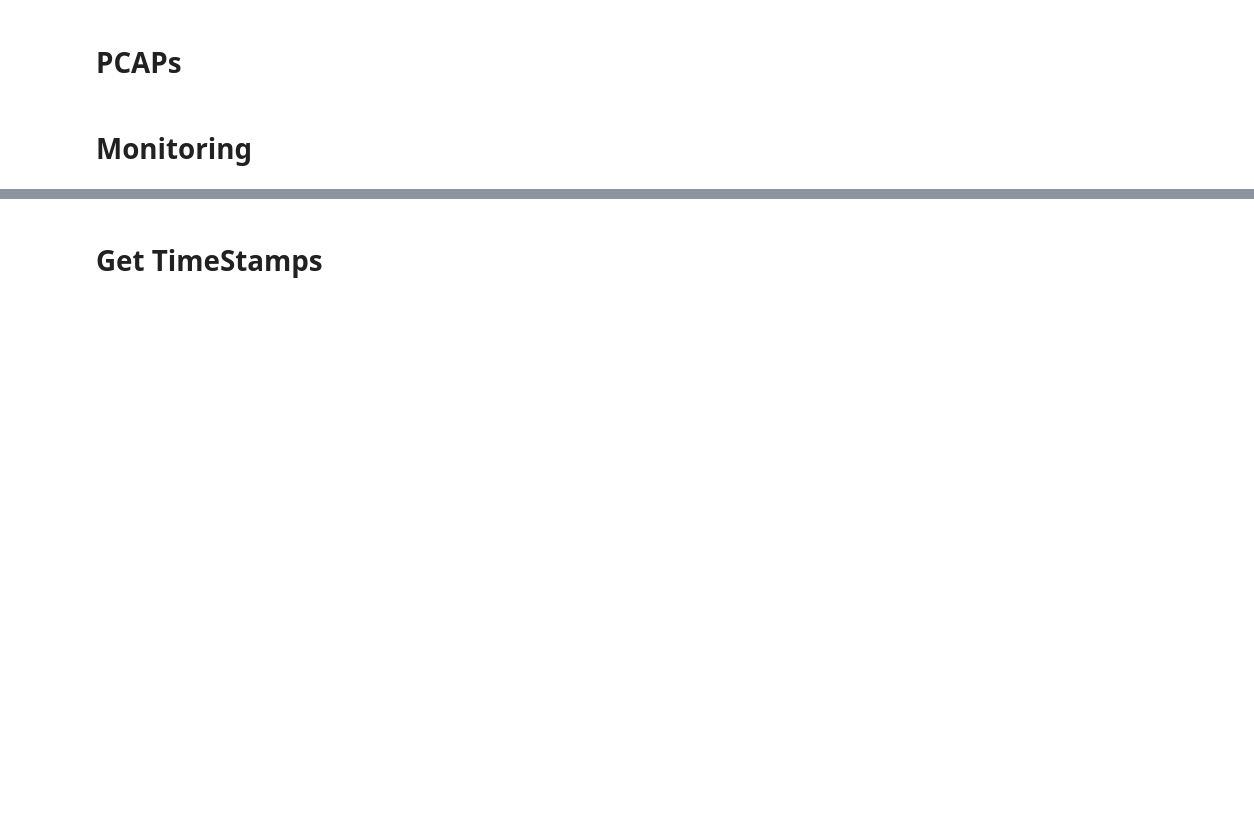
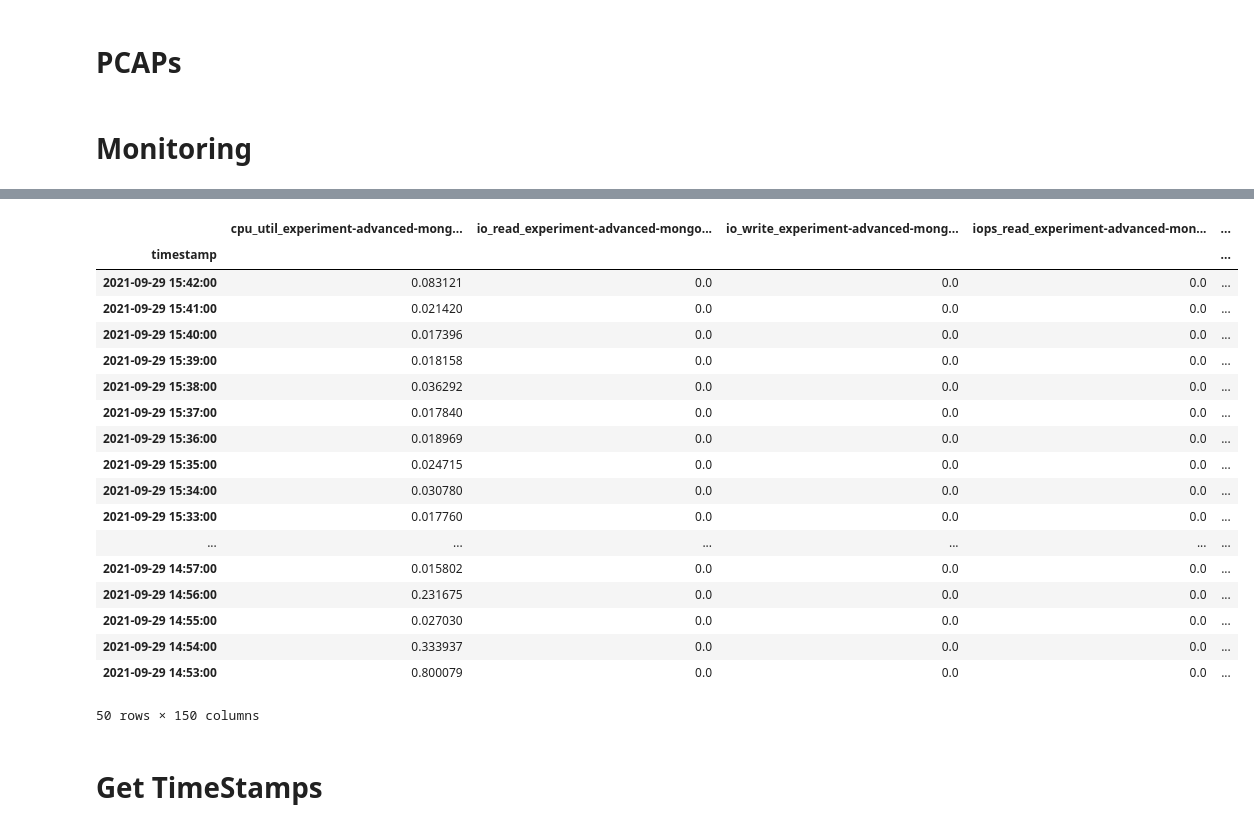
Before and after one commit to dos-group/syncmesh, a Jupyter notebook: evaluation/1_QueryData.ipynb, the cells around one changed output, grey strips where cells are left out. Saved outputs shown, nothing was run; the diff lists cells and outputs as text; code cells hidden in the pictures; blank space fills up the shorter version.

```diff
--- a/evaluation/1_QueryData.ipynb
+++ b/evaluation/1_QueryData.ipynb
@@ -174,17 +174,56 @@ results_iops_write = monitoring_client.list_time_series(
     }
 )
 
-for item in results_cpu:
-    print(item.metric.labels["instance_name"])
+mutli_results_memory = {}
+mem_states = ["buffered", "cached", "free", "slab", "used"]
+for state in mem_states:
+    mutli_results_memory[state] = monitoring_client.list_time_series(
+        request={
+            "name": project_name,
+            "filter": f'metric.type = "agent.googleapis.com/memory/bytes_used" AND metric.labels.state = "{state}"',
+            "interval": interval,
+            "view": monitoring_v3.ListTimeSeriesRequest.TimeSeriesView.FULL,
+        }
+    )
+
+mutli_results_memory_percentage = {}
+for state in mem_states:
+    mutli_results_memory_percentage[state] = monitoring_client.list_time_series(
+        request={
+            "name": project_name,
+            "filter": f'metric.type = "agent.googleapis.com/memory/percent_used" AND metric.labels.state = "{state}"',
+            "interval": interval,
+            "view": monitoring_v3.ListTimeSeriesRequest.TimeSeriesView.FULL,
+        }
+    )
+
+
 
 # Prepare Data so that as the monitoring time_series_list is not aligned
 time_series_list_list_labels = ["cpu_util_", "io_read_", "io_write_", "iops_read_", "iops_write_"]
 time_series_list_list = [results_cpu, results_io_read, results_io_write, results_iops_read, results_iops_write]
+# Add Memory
+for state in mem_states:
+    time_series_list_list.append(mutli_results_memory[state])
+    time_series_list_list_labels.append(f"mem_{state}_")
+
+for state in mem_states:
+    time_series_list_list.append(mutli_results_memory_percentage[state])
+    time_series_list_list_labels.append(f"mem_perc_{state}_")
+
+print(time_series_list_list_labels)
+
 instance_logs = {}
 
 for index, time_series_list in enumerate(time_series_list_list):
     for time_series in time_series_list:
-        label = time_series.metric.labels["instance_name"]
+        if time_series.metric.labels["instance_name"]:
+            label = time_series.metric.labels["instance_name"]
+        else:
+            # Find out label by comapring the instance ID
+            for compare_item in time_series_list_list[0]:
+                if compare_item.resource.labels["instance_id"] == time_series.resource.labels["instance_id"]:
+                    label = compare_item.metric.labels["instance_name"]
         if label not in instance_logs:
             instance_logs[label] = np.empty(len(time_series_list_list), dtype=object)
         instance_logs[label][index] = time_series
@@ -269,3 +305,22 @@ min() arg is an empty sequence
+|  | cpu_util_experiment-advanced-mong... | io_read_experiment-advanced-mongo... | io_write_experiment-advanced-mong... | iops_read_experiment-advanced-mon... | ... |
+| timestamp |  |  |  |  | ... |
+| 2021-09-29 15:42:00 | 0.083121 | 0.0 | 0.0 | 0.0 | ... |
+| 2021-09-29 15:41:00 | 0.021420 | 0.0 | 0.0 | 0.0 | ... |
+| 2021-09-29 15:40:00 | 0.017396 | 0.0 | 0.0 | 0.0 | ... |
+| 2021-09-29 15:39:00 | 0.018158 | 0.0 | 0.0 | 0.0 | ... |
+| 2021-09-29 15:38:00 | 0.036292 | 0.0 | 0.0 | 0.0 | ... |
+| 2021-09-29 15:37:00 | 0.017840 | 0.0 | 0.0 | 0.0 | ... |
+| 2021-09-29 15:36:00 | 0.018969 | 0.0 | 0.0 | 0.0 | ... |
+| 2021-09-29 15:35:00 | 0.024715 | 0.0 | 0.0 | 0.0 | ... |
+| 2021-09-29 15:34:00 | 0.030780 | 0.0 | 0.0 | 0.0 | ... |
+| 2021-09-29 15:33:00 | 0.017760 | 0.0 | 0.0 | 0.0 | ... |
+| ... | ... | ... | ... | ... | ... |
+| 2021-09-29 14:57:00 | 0.015802 | 0.0 | 0.0 | 0.0 | ... |
+| 2021-09-29 14:56:00 | 0.231675 | 0.0 | 0.0 | 0.0 | ... |
+| 2021-09-29 14:55:00 | 0.027030 | 0.0 | 0.0 | 0.0 | ... |
+| 2021-09-29 14:54:00 | 0.333937 | 0.0 | 0.0 | 0.0 | ... |
+| 2021-09-29 14:53:00 | 0.800079 | 0.0 | 0.0 | 0.0 | ... |
+50 rows × 150 columns
 # %% [markdown]
 # Get TimeStamps
 # %%
```
Also changed, not shown: parts of 1 cell of this notebook, 1 other file.
